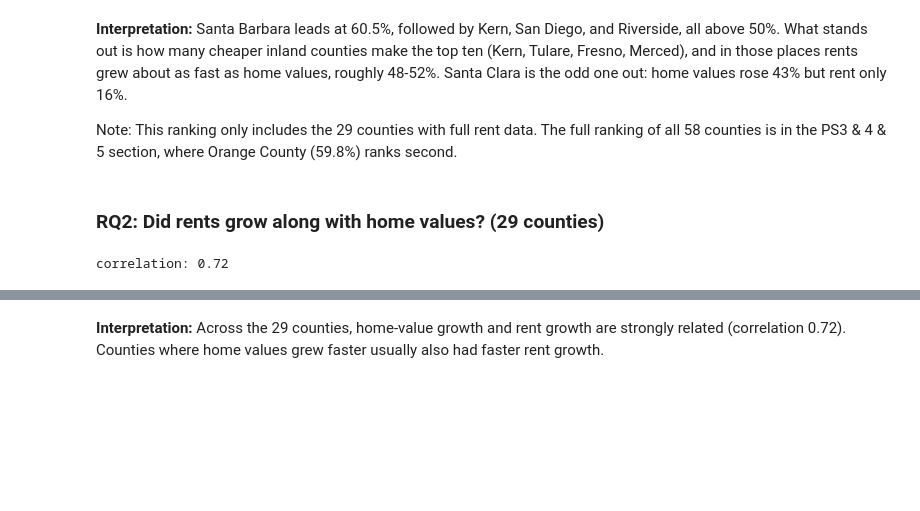
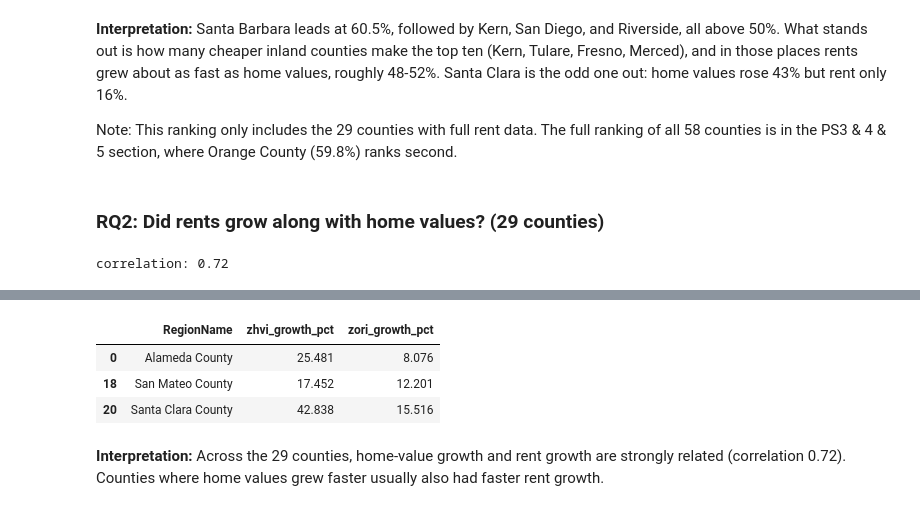
Before and after one commit to HowardChen0211/dataManPy, a Jupyter notebook: ProblemSet_5_pandas.ipynb, the cells around one changed output, grey strips where cells are left out. Cells and saved outputs as stored; diff of their text form; code cells hidden in the pictures; blank space fills up the shorter version.

```diff
--- a/ProblemSet_5_pandas.ipynb
+++ b/ProblemSet_5_pandas.ipynb
@@ -403,7 +403,16 @@ county_housing.sort_values("zhvi_growth_pct", ascending=False).reset_index(drop=
 Note: This ranking only includes the 29 counties with full rent data. The full ranking of all 58 counties is in the PS3 & 4 & 5 section, where Orange County (59.8%) ranks second.
 # %% [markdown]
 ### RQ2: Did rents grow along with home values? (29 counties)
-# %%
-print("correlation:", round(county_housing["zhvi_growth_pct"].corr(county_housing["zori_growth_pct"]), 2))
-# %% [output]
-correlation: 0.72
+# %%
+print("correlation:", round(county_housing["zhvi_growth_pct"].corr(county_housing["zori_growth_pct"]), 2))
+
+# AI (Claude): I asked how to improve this scatter. One trend line for all regions
+# (trendline_scope="overall") and the hover labels came from the answer.
+px.scatter(county_housing, x="zhvi_growth_pct", y="zori_growth_pct", color="region", hover_name="RegionName",
+           trendline="ols", trendline_scope="overall",
+           title="Home-value growth vs. rent growth, 2020-2025 (29 counties with full rent data)",
+           labels={"zhvi_growth_pct": "ZHVI growth (%)", "zori_growth_pct": "ZORI growth (%)", "region": "Region"}).show()
+
+county_housing.sort_values("zori_growth_pct")[["RegionName", "zhvi_growth_pct", "zori_growth_pct"]].head(3)
+# %% [output]
+correlation: 0.72
@@ -410,3 +420,7 @@ correlation: 0.72
+|  | RegionName | zhvi_growth_pct | zori_growth_pct |
+| 0 | Alameda County | 25.481 | 8.076 |
+| 18 | San Mateo County | 17.452 | 12.201 |
+| 20 | Santa Clara County | 42.838 | 15.516 |
 # %% [markdown]
 **Interpretation:** Across the 29 counties, home-value growth and rent growth are strongly related (correlation 0.72). Counties where home values grew faster usually also had faster rent growth.
 # %% [markdown]
```
Also changed, not shown: parts of 6 cells of this notebook.
